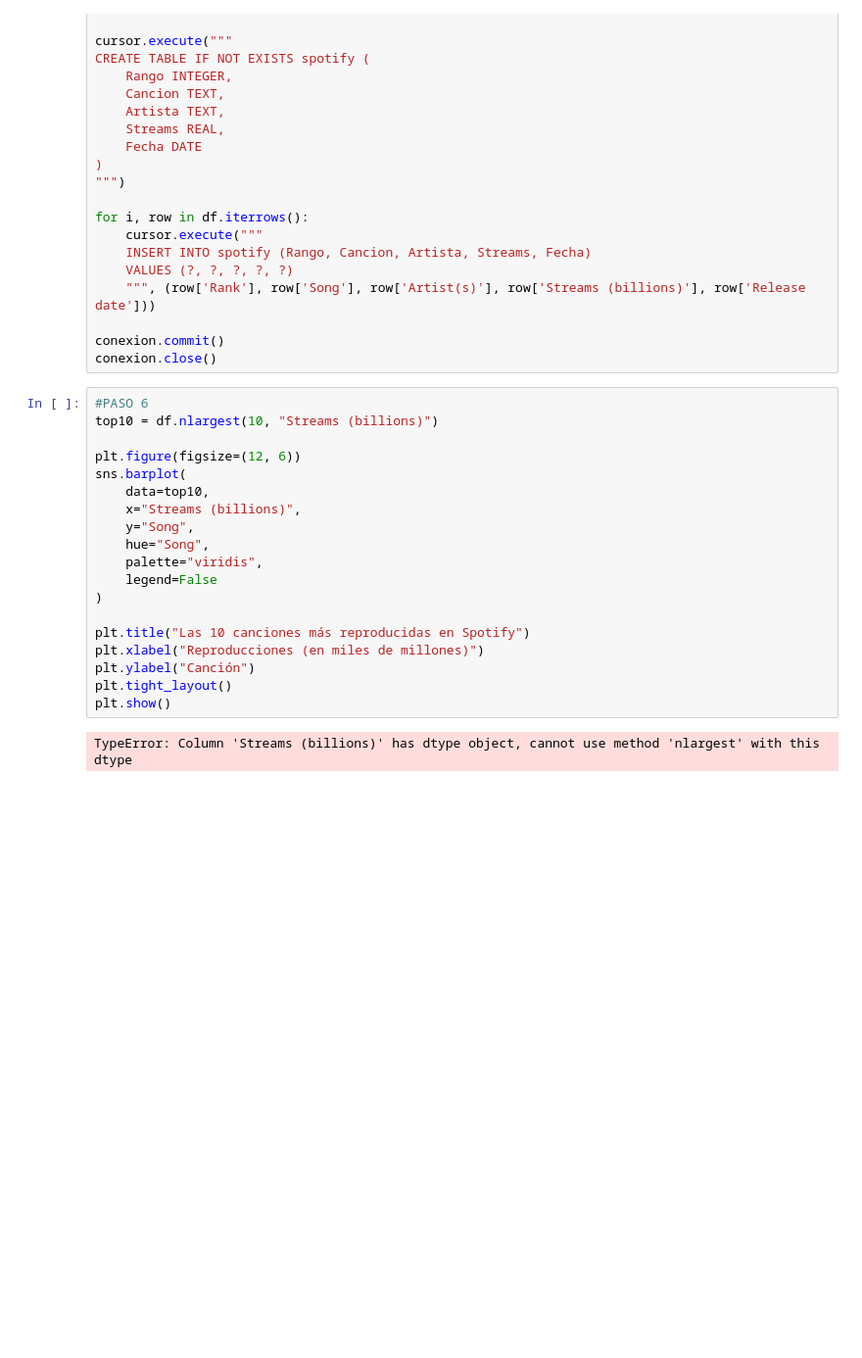
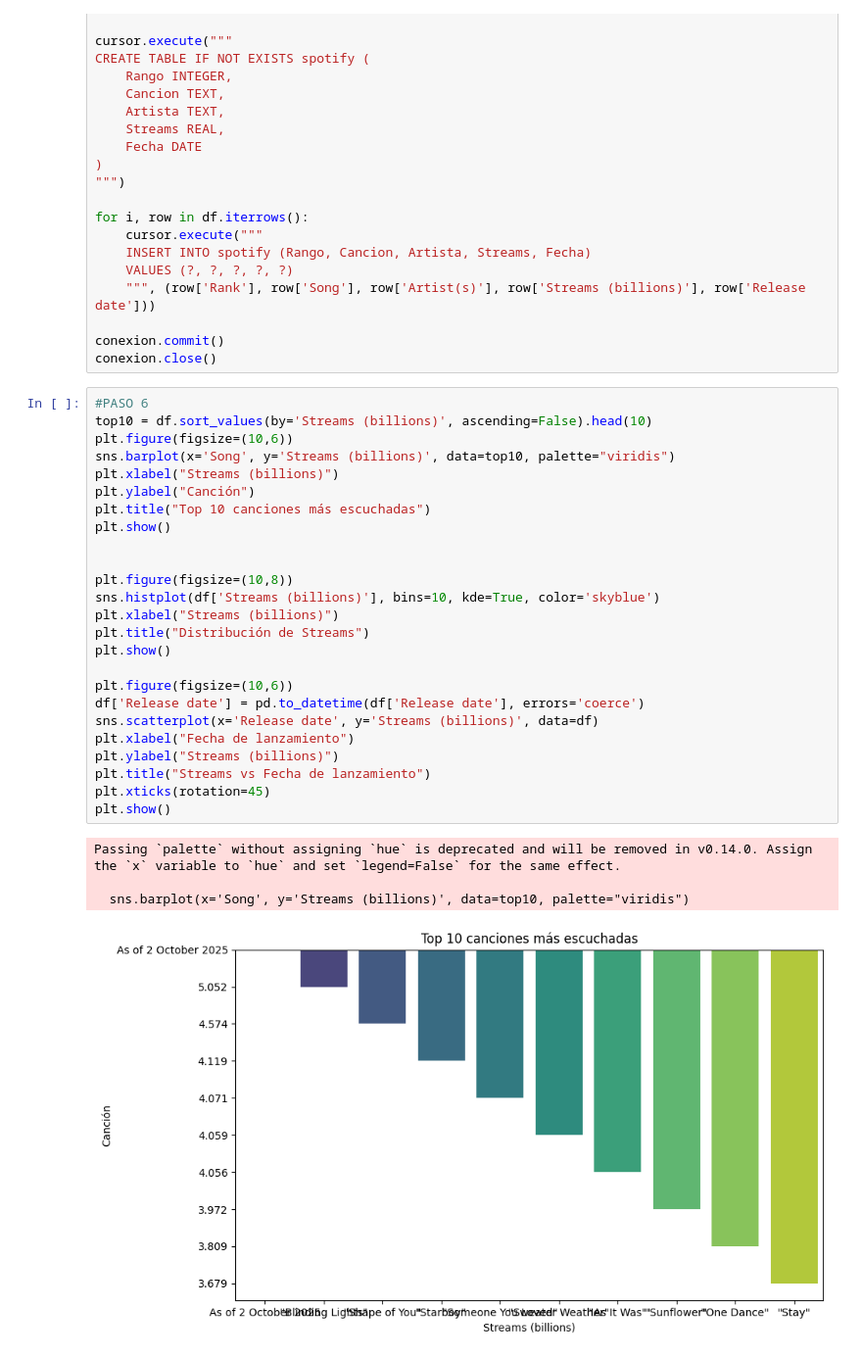
Before and after one commit to 4GeeksAcademy/Adri_AREweb-scraping-project-tutorial, a Jupyter notebook: src/explore.es.ipynb, the cells around one changed output. Shown: that part at 98% size. Cells and saved outputs as stored; diff of their text form; blank space fills up the shorter version.

```diff
--- a/src/explore.es.ipynb
+++ b/src/explore.es.ipynb
@@ -87,24 +87,33 @@ for i, row in df.iterrows():
 
 conexion.commit()
 conexion.close()
-# %%
-#PASO 6
-top10 = df.nlargest(10, "Streams (billions)")
-
-plt.figure(figsize=(12, 6))
-sns.barplot(
-    data=top10,
-    x="Streams (billions)",
-    y="Song",
-    hue="Song",
-    palette="viridis",
-    legend=False
-)
-
-plt.title("Las 10 canciones más reproducidas en Spotify")
-plt.xlabel("Reproducciones (en miles de millones)")
-plt.ylabel("Canción")
-plt.tight_layout()
-plt.show()
-# %% [output]
-TypeError: Column 'Streams (billions)' has dtype object, cannot use method 'nlargest' with this dtype
+# %%
+#PASO 6
+top10 = df.sort_values(by='Streams (billions)', ascending=False).head(10)
+plt.figure(figsize=(10,6))
+sns.barplot(x='Song', y='Streams (billions)', data=top10, palette="viridis")
+plt.xlabel("Streams (billions)")
+plt.ylabel("Canción")
+plt.title("Top 10 canciones más escuchadas")
+plt.show()
+
+
+plt.figure(figsize=(10,8))
+sns.histplot(df['Streams (billions)'], bins=10, kde=True, color='skyblue')
+plt.xlabel("Streams (billions)")
+plt.title("Distribución de Streams")
+plt.show()
+
+plt.figure(figsize=(10,6))
+df['Release date'] = pd.to_datetime(df['Release date'], errors='coerce')
+sns.scatterplot(x='Release date', y='Streams (billions)', data=df)
+plt.xlabel("Fecha de lanzamiento")
+plt.ylabel("Streams (billions)")
+plt.title("Streams vs Fecha de lanzamiento")
+plt.xticks(rotation=45)
+plt.show()
+# %% [output]
+Passing `palette` without assigning `hue` is deprecated and will be removed in v0.14.0. Assign the `x` variable to `hue` and set `legend=False` for the same effect.
+
+  sns.barplot(x='Song', y='Streams (billions)', data=top10, palette="viridis")
+[figure, added]
```
Also changed, not shown: parts of 1 cell of this notebook.
